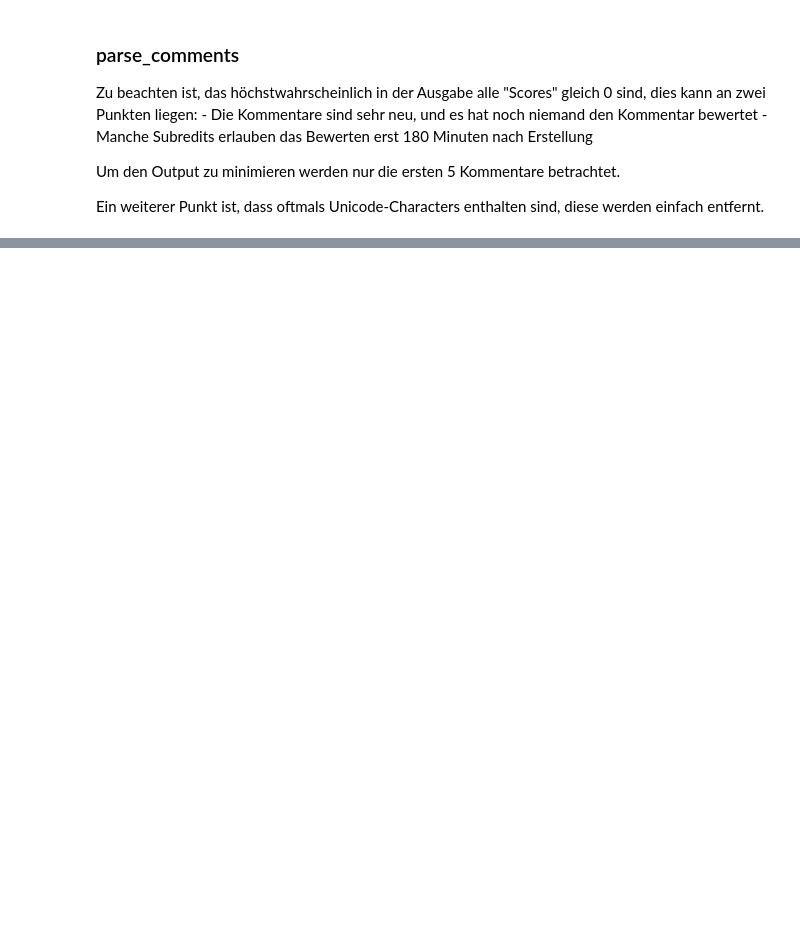
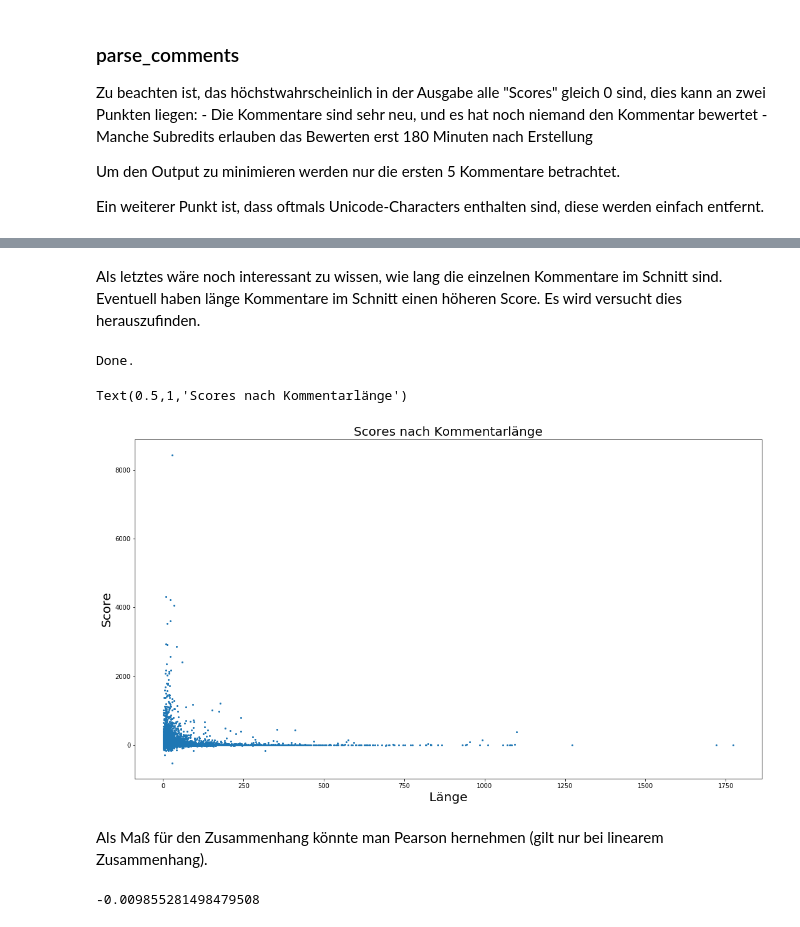
Before and after one commit to TheGarkine/RedditMining, a Jupyter notebook: Mining.ipynb, the cells around one changed output, grey strips where cells are left out. Cells and saved outputs as stored; diff of their text form; code cells hidden in the pictures; blank space fills up the shorter version.

```diff
--- a/Mining.ipynb
+++ b/Mining.ipynb
@@ -215,5 +158,0 @@ print(len(all_comments))
-# %%
-import re
-link = "https://www.reddit.com/r/DotA2/?count=10&after=t3_8f1w5j"
-x = re.findall(r'(https://www.reddit.com/r/\w+/)',link)[0]
-print(x)
@@ -253,0 +446,23 @@ def bar_plot(list_of_tuples, columns=('Wort', 'Anzahl'), title=None):
+# %% [markdown]
+Als letztes wäre noch interessant zu wissen, wie lang die einzelnen Kommentare im Schnitt sind. Eventuell haben länge Kommentare im Schnitt einen höheren Score. Es wird versucht dies herauszufinden.
+# %%
+comments = %sql select content,score from comments
+# %% [output]
+Done.
+# %%
+comments_words_score = [(len(re.split(r' ',x[0])),x[1]) for x in comments] # wörter
+#comments_words_score = [(len(x[0]),x[1]) for x in comments] #Zeichen
+#comments_words_score = [(len(re.split(r' ',x[0])),x[1]) for x in comments if x[1]<1000 and x[1] > 0] # wörter, etwas geglättet
+# %%
+fig = plt.figure(figsize=(18, 10))
+x = [t[0] for t in comments_words_score]
+y = [t[1] for t in comments_words_score]
+plt.plot(x,y,linestyle='none',marker='.',markersize=4)
+plt.xlabel("Länge", fontsize=20)
+plt.ylabel("Score", fontsize=20)
+plt.title("Scores nach Kommentarlänge",fontsize=20)
+# %% [output]
+Text(0.5,1,'Scores nach Kommentarlänge')
+[figure, added]
+# %% [markdown]
+Als Maß für den Zusammenhang könnte man Pearson hernehmen (gilt nur bei linearem Zusammenhang).
@@ -253,0 +496,4 @@ def bar_plot(list_of_tuples, columns=('Wort', 'Anzahl'), title=None):
+# %%
+print(calc_pearson(comments_words_score))
+# %% [output]
+-0.009855281498479508
```
Also changed, not shown: parts of 50 cells of this notebook, 13 other files.
